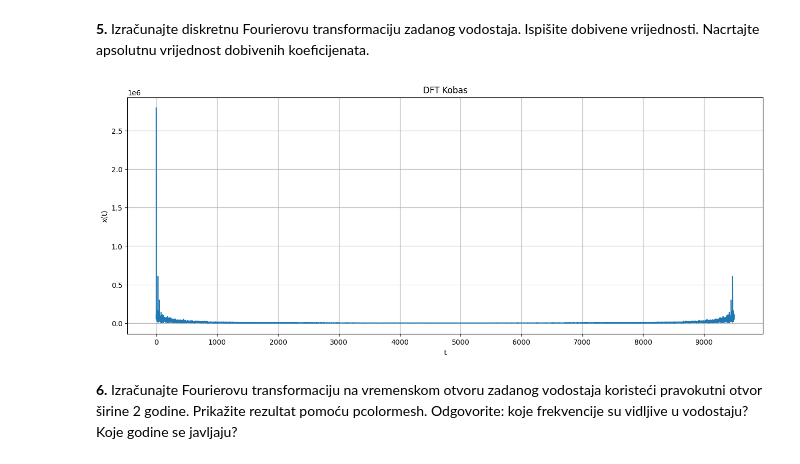
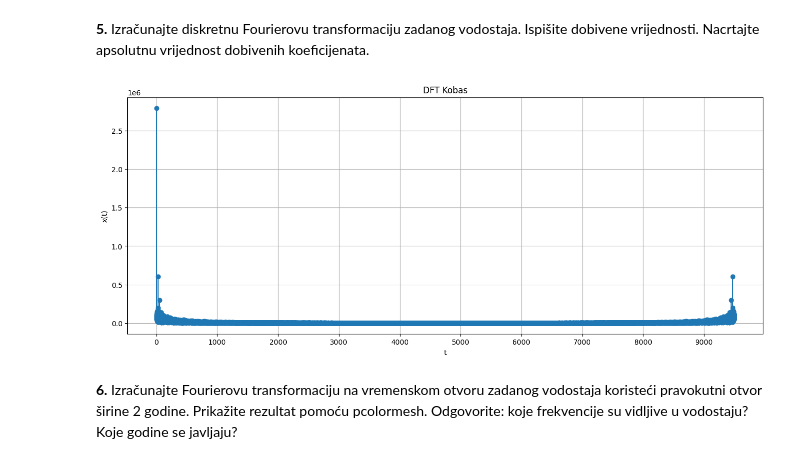
Before and after one commit to evucelic/Obrada-Informacija, a Jupyter notebook: hidrologija/1_HR_PrvaLabVjezba_OI.ipynb, the cells around one changed output. Drawn from its saved outputs; the diff is of its cells as text; code cells hidden in the pictures.

```diff
--- a/hidrologija/1_HR_PrvaLabVjezba_OI.ipynb
+++ b/hidrologija/1_HR_PrvaLabVjezba_OI.ipynb
@@ -90,19 +90,20 @@ plt.show()
 # %%
 transform = fft(kobas)
 n = len(transform)
 vrijeme = np.arange(n)
 
 abs_transform = np.abs(transform)
 
+
 plt.figure(figsize=(16,6))
-plt.plot(vrijeme, abs_transform)
+plt.stem(vrijeme, abs_transform, basefmt=" ")
 plt.xticks(np.arange(0,n,1000))
 plt.xlabel('t')
 plt.ylabel('x(t)')
 plt.title('DFT Kobas')
 plt.grid(True)
 plt.show()
 # %% [output]
-[figure, old version]
+[figure, new version]
 # %% [markdown]
 **6.**	Izračunajte Fourierovu transformaciju na vremenskom otvoru zadanog vodostaja koristeći pravokutni otvor širine 2 godine. Prikažite rezultat pomoću pcolormesh. Odgovorite: koje frekvencije su vidljive u vodostaju? Koje godine se javljaju?
```
Also changed, not shown: parts of 6 cells of this notebook.
